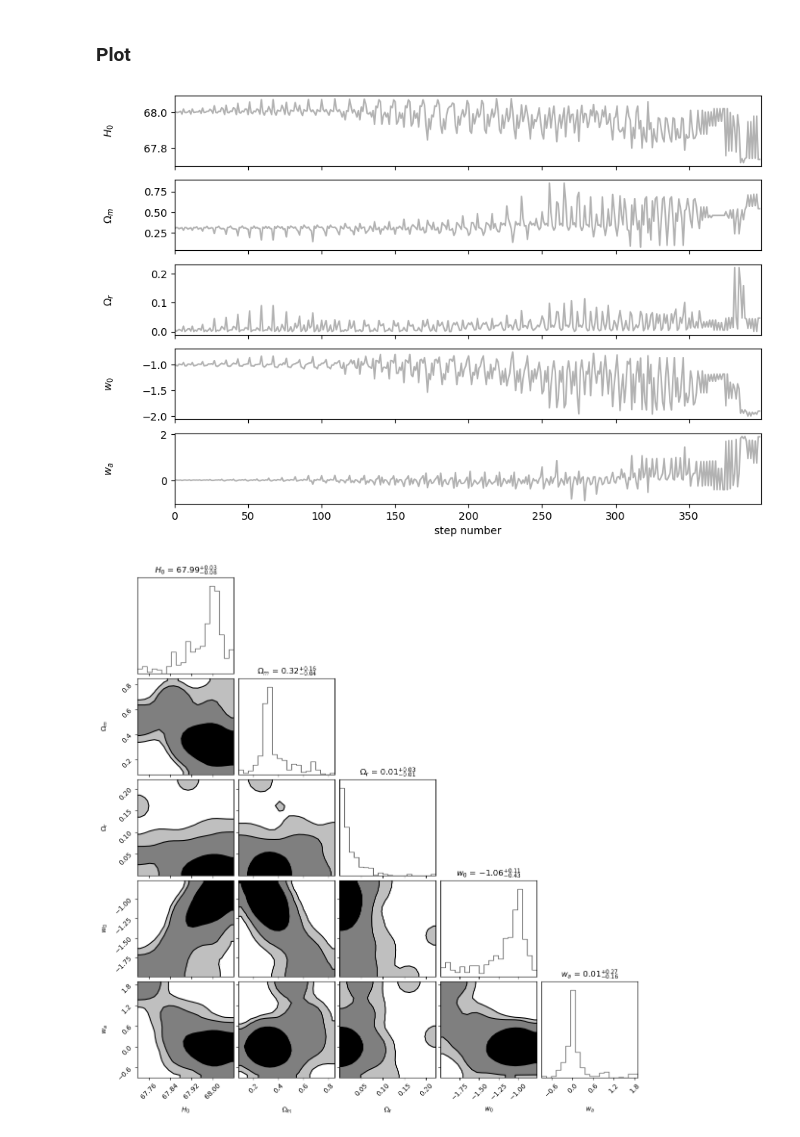
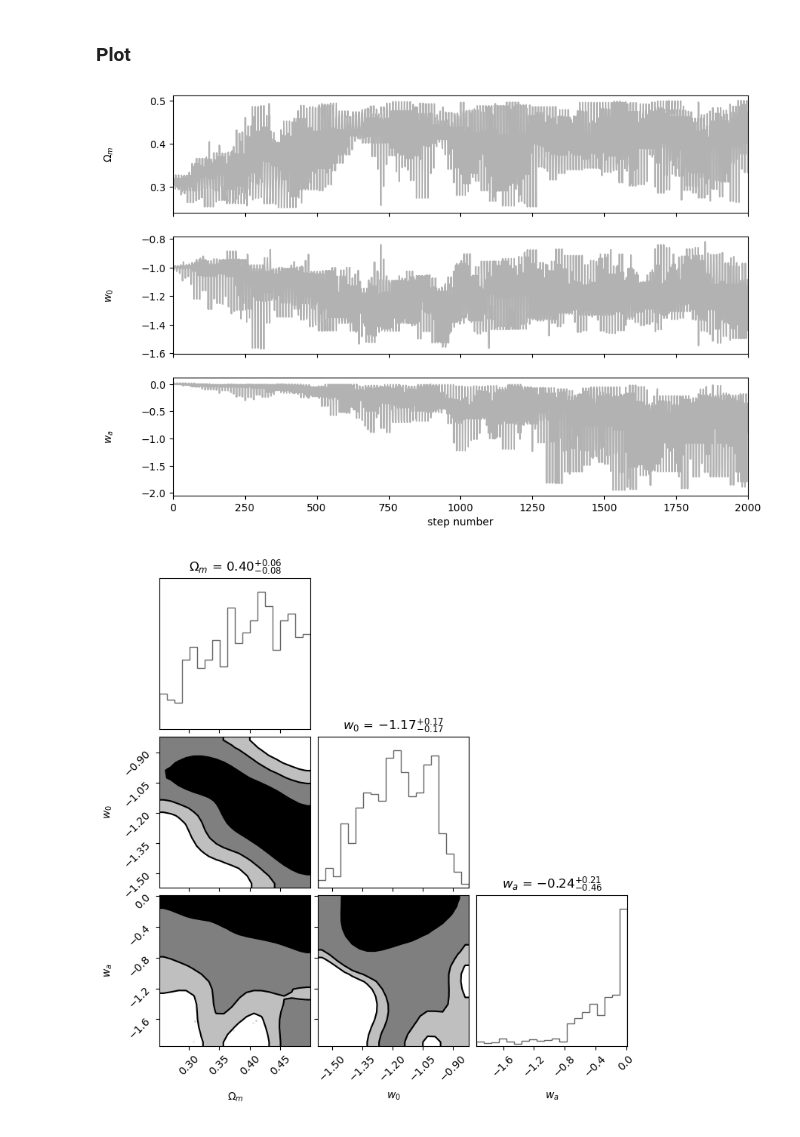
Before and after one commit to GenovaCosmology/AstroCosmoComputational, a Jupyter notebook: Students/AndreaGatti/Exam_Computazza/distances_zeta_low.ipynb, the cells around one changed output. Drawn from its saved outputs; the diff is of its cells as text; code cells hidden in the pictures.

```diff
--- a/Students/AndreaGatti/Exam_Computazza/distances_zeta_low.ipynb
+++ b/Students/AndreaGatti/Exam_Computazza/distances_zeta_low.ipynb
@@ -215,8 +215,8 @@ plt.show()
 ### Prior
 # %%
 def log_prior(params):
-    H0, Omega_m, Omega_r, w0, wa = params
-    if 0 < H0 < 100 or 0 < Omega_m < 1 or -1e-3 < Omega_r < 1 or -2 < w0 < 0 or -2 < wa < 2:
+    Omega_m, w0, wa = params
+    if 0.25 < Omega_m < 0.5 and -2 < w0 < 0 and -2 < wa < 0.:
         return 0
     '''
     if 0 < H0 < 100:
@@ -240,7 +240,7 @@ def log_prior(params):
 ### Likelihood
 # %%
 def log_likelihood(params,z,d,cov_inv):
-    H0,Omega_m,Omega_r,w0,wa=params
+    Omega_m,w0,wa=params
     '''
     if not 65<H0<75:
         print(f"H0 out of bounds: {H0}")
@@ -250,9 +250,11 @@ def log_likelihood(params,z,d,cov_inv):
     if Omega_m<0:
         #print(f"Omega_m out of bounds: {Omega_m}")
         return -np.inf
+    '''
     if Omega_r<0:
         #print(f"Omega_r out of bounds: {Omega_r}")
         return -np.inf
+    '''
     #'''
     '''
     if not -2<w0<0:
@@ -262,7 +264,7 @@ def log_likelihood(params,z,d,cov_inv):
         print(f"wa out of bounds: {wa}")
         return -np.inf
     '''
-    mu=get_mu(z, Omega_m, Omega_r, 0, 0.7, w0, wa, H0)
+    mu=get_mu(z, Omega_m, 0, 0, 0.7, w0, wa, 68)
     diff=d-mu
     #return -0.5 * diff @ cov_inv @ diff
     term1 = -0.5 * diff @ cov_inv @ diff
@@ -350,22 +352,22 @@ print("--------------------------------------")
 ## MCMC
 # %%
 # Initialize the MCMC sampler
-initial = np.array([68, 0.319, 0, -1, 0])
+initial = np.array([0.319, -1, 0])
 ndim = len(initial)
 nwalkers = 10
 #pos = initial + 1e-1 * np.random.randn(nwalkers, ndim)
 
 # Separate standard deviations for different parameter groups
-std_H0_Om0_Omr = 1e-2
+std_Om0 = 1e-2
 std_w0_wa = 1e-2
 
 # Create the initial positions with different standard deviations
 pos = np.empty((nwalkers, ndim))
-pos[:, 0] = initial[0] + std_H0_Om0_Omr * np.random.randn(nwalkers)
-pos[:, 1] = initial[1] + std_H0_Om0_Omr * np.random.randn(nwalkers)
-pos[:, 2] = initial[2] + std_H0_Om0_Omr * np.random.randn(nwalkers)
-pos[:, 3] = initial[3] + std_w0_wa * np.random.randn(nwalkers)
-pos[:, 4] = initial[4] + std_w0_wa * np.random.randn(nwalkers)
+pos[:, 0] = initial[0] + std_Om0 * np.random.randn(nwalkers)
+#pos[:, 1] = initial[1] + std_Om0 * np.random.randn(nwalkers)
+#pos[:, 2] = initial[2] + std_Om0 * np.random.randn(nwalkers)
+pos[:, 1] = initial[1] + std_w0_wa * np.random.randn(nwalkers)
+pos[:, 2] = initial[2] + std_w0_wa * np.random.randn(nwalkers)
 
 
 #'''
@@ -413,50 +415,50 @@ samples = sampler.get_chain(discard=30,thin=10,flat=True)
 reshaped_samples = samples.reshape(-1, samples.shape[-1])
 
 #i want to delete all H0 <0 and H0>80
-reshaped_samples = reshaped_samples[(reshaped_samples[:,0]>0) & (reshaped_samples[:,0]<80)]
+#reshaped_samples = reshaped_samples[(reshaped_samples[:,0]>0) & (reshaped_samples[:,0]<80)]
 
 #i want to delete all Omega_m <0 and Omega_m>0.7
-reshaped_samples = reshaped_samples[(reshaped_samples[:,1]>0) & (reshaped_samples[:,1]<1)]
+reshaped_samples = reshaped_samples[(reshaped_samples[:,0]>0) & (reshaped_samples[:,0]<1)]
 
 #i want to delete all Omega_r <0 and Omega_r>0.1
-reshaped_samples = reshaped_samples[(reshaped_samples[:,2]>0) & (reshaped_samples[:,2]<1)]
+#reshaped_samples = reshaped_samples[(reshaped_samples[:,2]>0) & (reshaped_samples[:,2]<1)]
 
 #i want to delete all w0 <-2 and w0>0
-reshaped_samples = reshaped_samples[(reshaped_samples[:,3]>-2) & (reshaped_samples[:,3]<0)]
+reshaped_samples = reshaped_samples[(reshaped_samples[:,1]>-2) & (reshaped_samples[:,1]<0)]
 
 #i want to delete all wa <-2 and wa>2
-reshaped_samples = reshaped_samples[(reshaped_samples[:,4]>-2) & (reshaped_samples[:,4]<2)]
+reshaped_samples = reshaped_samples[(reshaped_samples[:,2]>-2) & (reshaped_samples[:,2]<2)]
 
 #plot the chains for each parameter
 fig, axes = plt.subplots(ndim, figsize=(10, 7), sharex=True)
 samples = sampler.get_chain()
-labels = ["$H_0$", "$\Omega_m$", "$\Omega_r$", "$w_0$", "$w_a$"]
+labels = ["$\Omega_m$", "$w_0$", "$w_a$"]
 for i in range(ndim):
     ax = axes[i]
     ax.plot(reshaped_samples[:, i], "k", alpha=0.3)
     ax.set_xlim(0, len(reshaped_samples))
     ax.set_ylabel(labels[i])
     ax.yaxis.set_label_coords(-0.1, 0.5)
 
 axes[-1].set_xlabel("step number")
 plt.show()
 
 #plot the corner plot
-#fig = corner.corner(reshaped_samples, labels=labels, smooth=2.0, levels=[0.68, 0.95]) #, truths=best_fit_params
+#fig = corner.corner(reshaped_samples, labels=labels, smooth=2.0, levels=[0.68, 0.95]) # truths=best_fit_params,
 #plt.show()
 # Plot the corner plot with enhanced aesthetics
 fig = corner.corner(reshaped_samples, labels=labels, smooth = 2.0,
                     plot_contours=True,
                     fill_contours=True,
                     levels=(0.68, 0.95, 0.99),
                     #contour_kwargs={"colors": ["blue", "orange", "green"], "alpha": 0.75},
                     show_titles=True, # Show the titles (mean and std)
                     title_fmt=".2f", # Format the title to 2 decimal places
                     title_kwargs={"fontsize": 12},
                     hist_kwargs={"density": True, "alpha": 0.6})
 # %% [output]
-[figure, old version]
+[figure, new version]
-[figure, old version]
+[figure, new version]
 # %%
 #plot the best fit model
 best_fit_params_mcmc = np.mean(reshaped_samples, axis=0)
```
Also changed, not shown: parts of 4 cells of this notebook.
